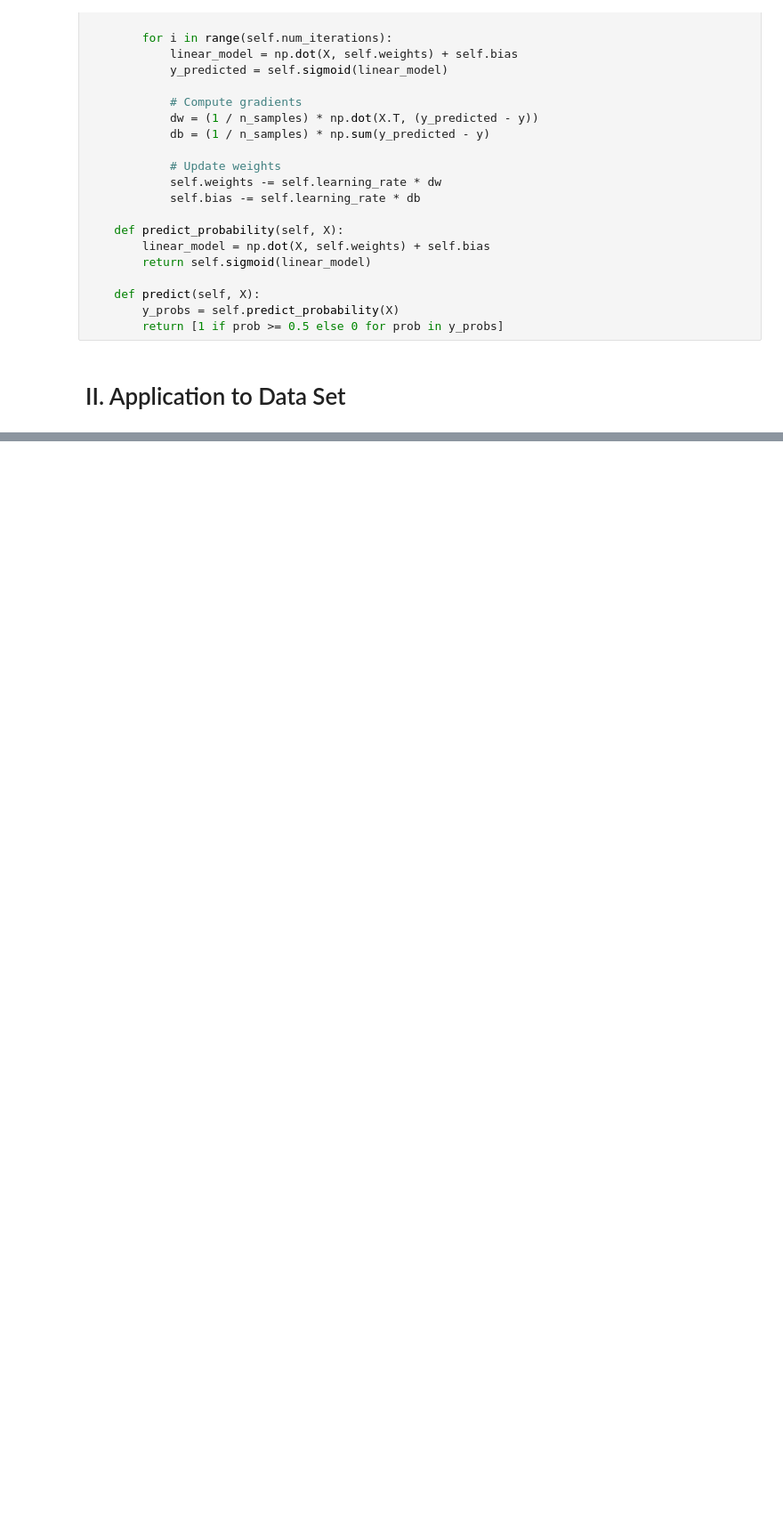
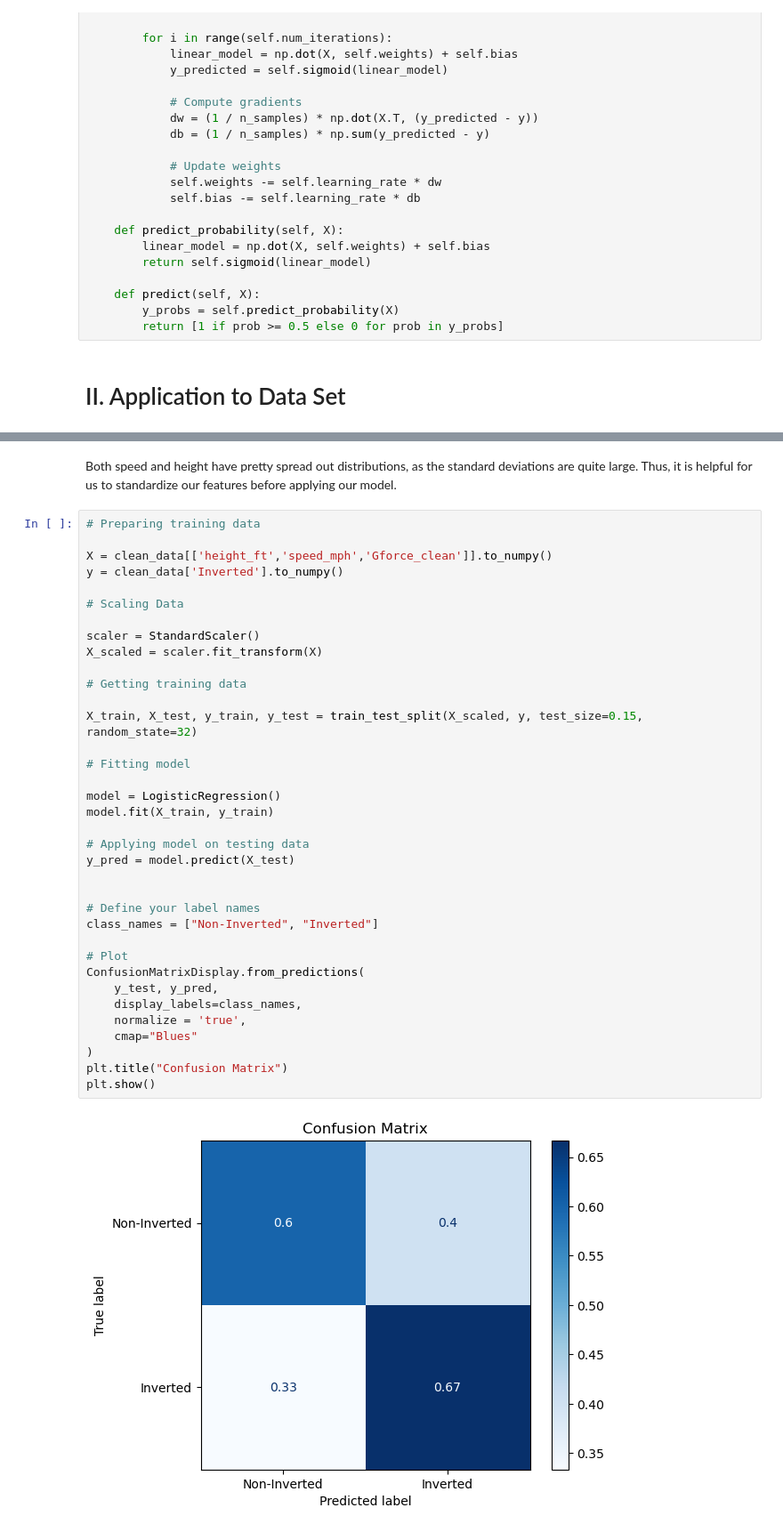
Before and after one commit to legendschwab/cmor438individual, a Jupyter notebook: Supervised Machine Learning/3. Logistic Regression/LogisticRegressioncmor438.ipynb, the cells around one changed output, grey strips where cells are left out. Shown at 89% size. Cells and saved outputs as stored; diff of their text form; blank space fills up the shorter version.

```diff
--- a/Supervised Machine Learning/3. Logistic Regression/LogisticRegressioncmor438.ipynb
+++ b/Supervised Machine Learning/3. Logistic Regression/LogisticRegressioncmor438.ipynb
@@ -107,0 +147,40 @@ np.dot(X_train[0], w)
+# %% [markdown]
+Both speed and height have pretty spread out distributions, as the standard deviations are quite large. Thus, it is helpful for us to standardize our features before applying our model.
+# %%
+# Preparing training data
+
+X = clean_data[['height_ft','speed_mph','Gforce_clean']].to_numpy()
+y = clean_data['Inverted'].to_numpy()
+
+# Scaling Data
+
+scaler = StandardScaler()
+X_scaled = scaler.fit_transform(X)
+
+# Getting training data
+
+X_train, X_test, y_train, y_test = train_test_split(X_scaled, y, test_size=0.15, random_state=32)
+
+# Fitting model
+
+model = LogisticRegression()
+model.fit(X_train, y_train)
+
+# Applying model on testing data
+y_pred = model.predict(X_test)
+
+
+# Define your label names
+class_names = ["Non-Inverted", "Inverted"]
+
+# Plot
+ConfusionMatrixDisplay.from_predictions(
+    y_test, y_pred,
+    display_labels=class_names,
+    normalize = 'true',
+    cmap="Blues"
+)
+plt.title("Confusion Matrix")
+plt.show()
+# %% [output]
+[figure, added]
```
Also changed, not shown: parts of 10 cells of this notebook.
